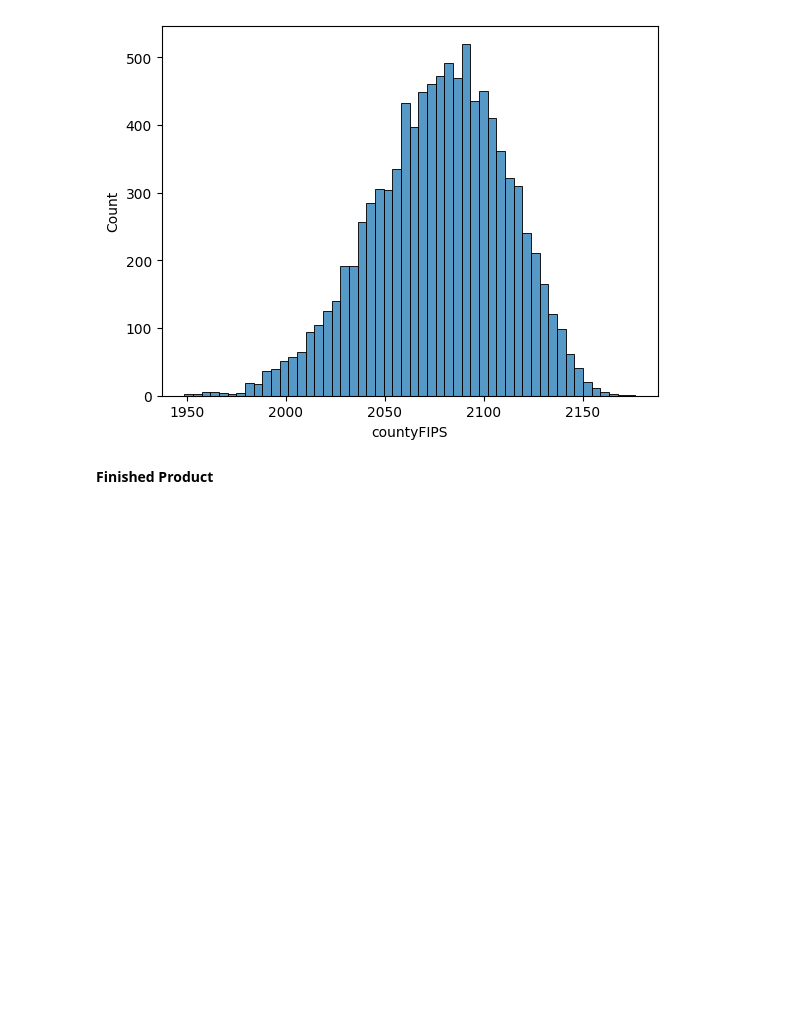
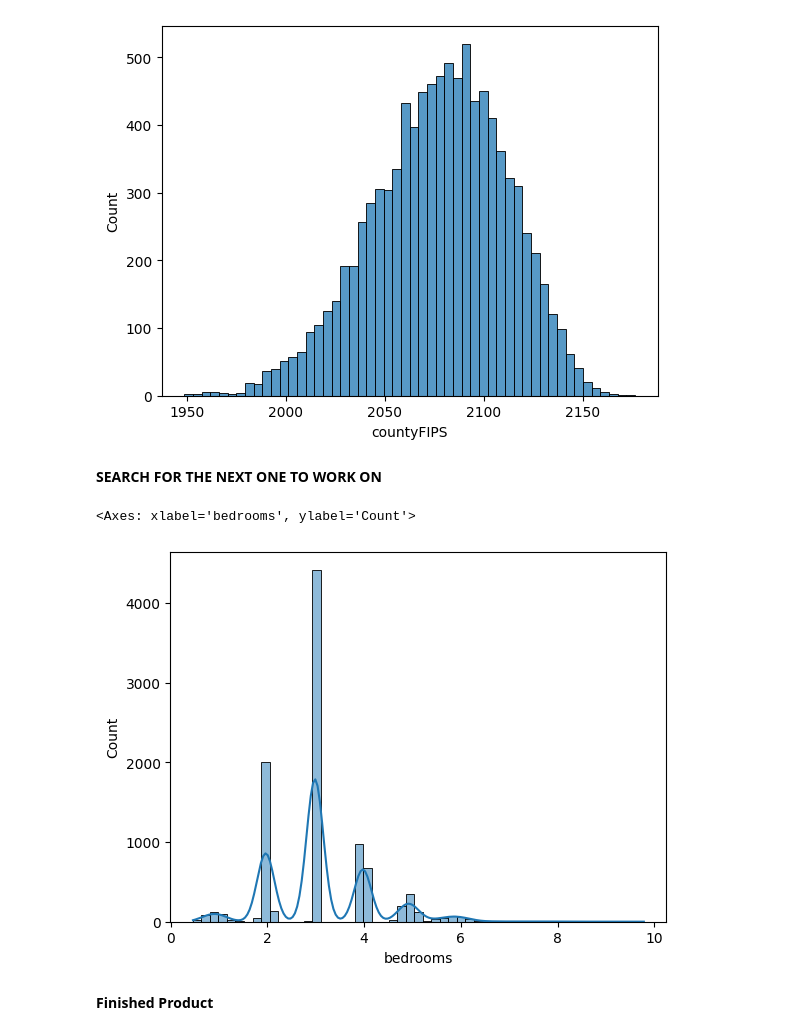
Before and after one commit to Jan-PhilipSchreiber/DeepLAdDA, a Jupyter notebook: 2AdDA/LectureHomework/DistributionHW/Regression_Zillow_HW.ipynb, the cells around one changed output. Drawn from its saved outputs; the diff is of its cells as text; code cells hidden in the pictures; blank space fills up the shorter version.

```diff
--- a/2AdDA/LectureHomework/DistributionHW/Regression_Zillow_HW.ipynb
+++ b/2AdDA/LectureHomework/DistributionHW/Regression_Zillow_HW.ipynb
@@ -295,6 +305,14 @@ sns.histplot(data=inliers, x="countyFIPS", kde=False)
 # %% [output]
 <Axes: xlabel='countyFIPS', ylabel='Count'>
 [figure]
+# %% [markdown]
+<b>SEARCH FOR THE NEXT ONE TO WORK ON</b>
+# %%
+#rentZestimate, livingArea, propertyTaxRate, bathrooms, bedrooms, price
+sns.histplot(data=inliers, x="bedrooms", kde=True)
+# %% [output]
+<Axes: xlabel='bedrooms', ylabel='Count'>
+[figure, added]
 # %% [markdown]
 <b>Finished Product</b>
 # %%
```
Also changed, not shown: parts of 5 cells of this notebook.
